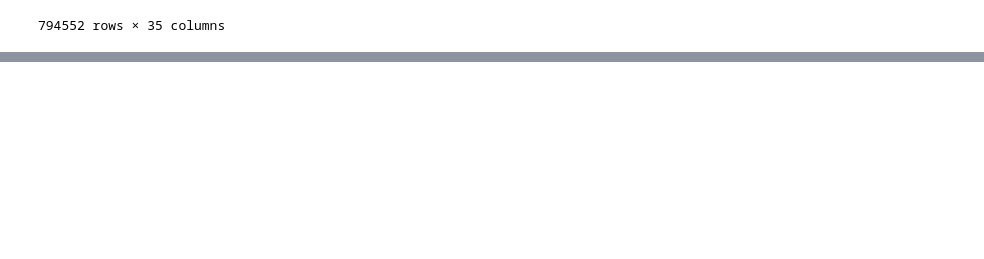
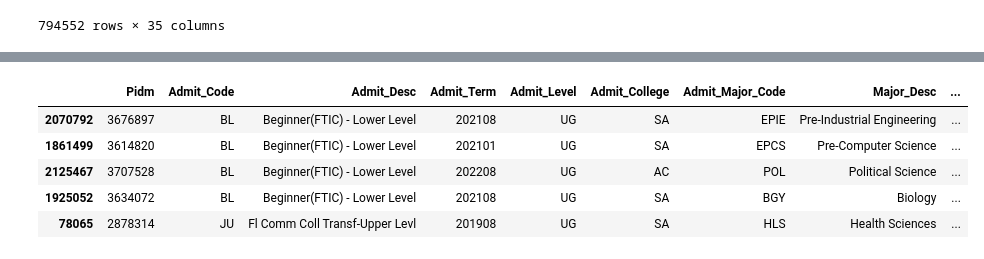
Before and after one commit to ArtKrutsko/CIS4915, a Jupyter notebook: data-licato.ipynb, the cells around one changed output, grey strips where cells are left out. Saved outputs shown, nothing was run; the diff lists cells and outputs as text; code cells hidden in the pictures; blank space fills up the shorter version.

```diff
--- a/data-licato.ipynb
+++ b/data-licato.ipynb
@@ -318,0 +335,10 @@ new_df.to_csv('new_df.csv', index=False)
+# %%
+data = create_features(data)
+data.sample(5)
+# %% [output]
+|  | Pidm | Admit_Code | Admit_Desc | Admit_Term | Admit_Level | Admit_College | Admit_Major_Code | Major_Desc | ... |
+| 2070792 | 3676897 | BL | Beginner(FTIC) - Lower Level | 202108 | UG | SA | EPIE | Pre-Industrial Engineering | ... |
+| 1861499 | 3614820 | BL | Beginner(FTIC) - Lower Level | 202101 | UG | SA | EPCS | Pre-Computer Science | ... |
+| 2125467 | 3707528 | BL | Beginner(FTIC) - Lower Level | 202208 | UG | AC | POL | Political Science | ... |
+| 1925052 | 3634072 | BL | Beginner(FTIC) - Lower Level | 202108 | UG | SA | BGY | Biology | ... |
+| 78065 | 2878314 | JU | Fl Comm Coll Transf-Upper Levl | 201908 | UG | SA | HLS | Health Sciences | ... |
```
Also changed, not shown: parts of 14 cells of this notebook.
